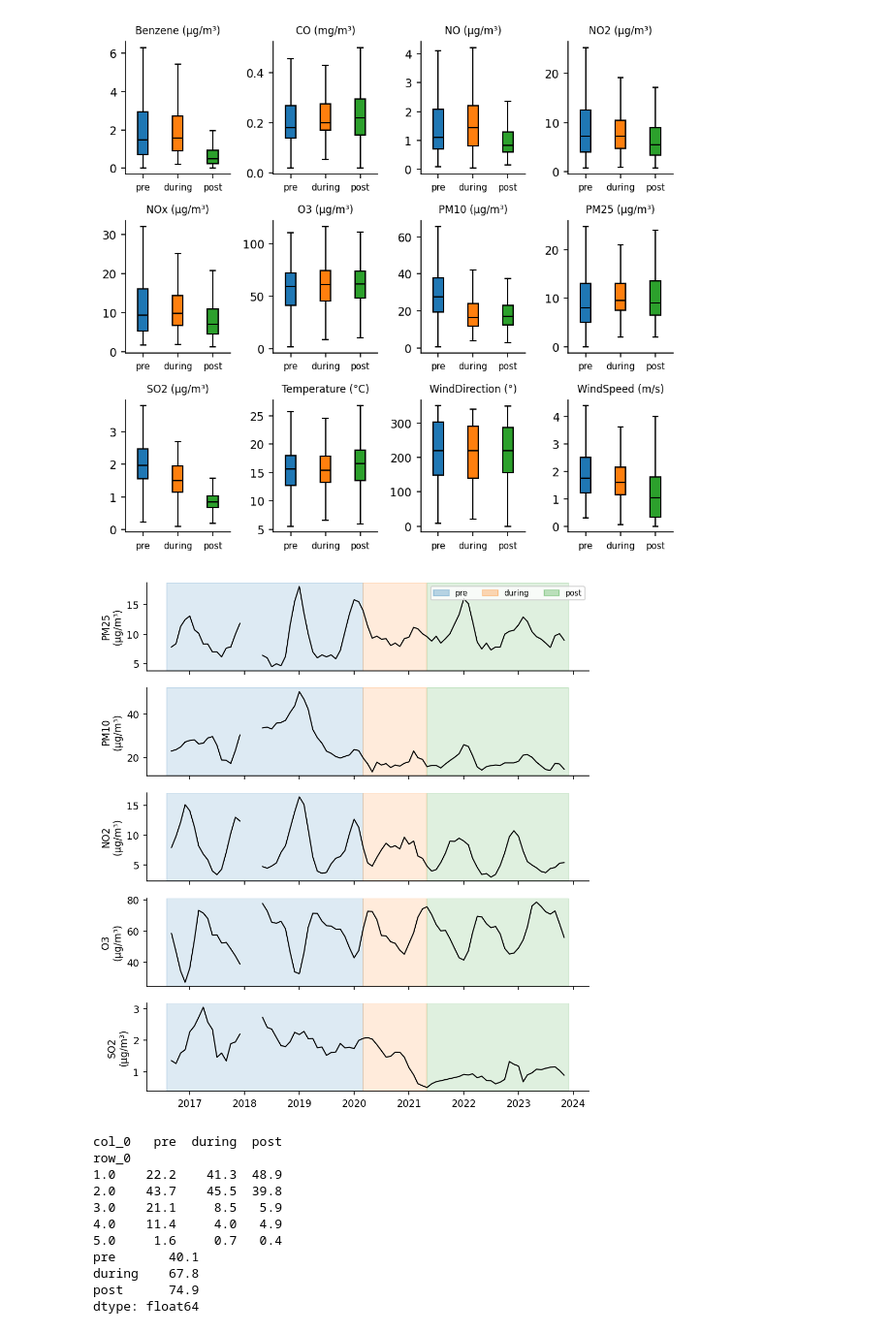
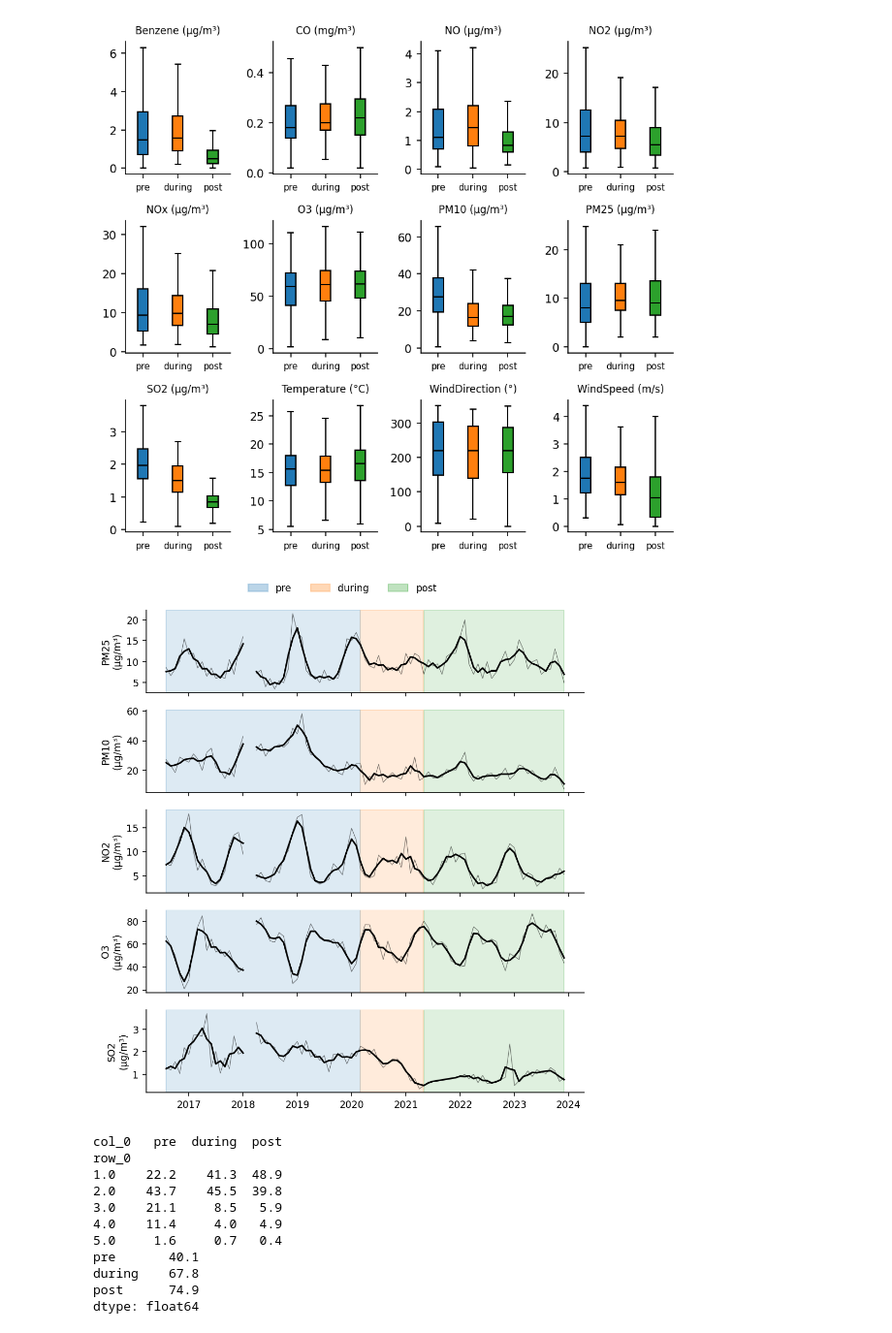
Before and after one commit to DuongAnhTran/AQI-Data-Analysis-Honours-Project, a Jupyter notebook: Dataset Characteristic (gafanha)/Characteristic.ipynb, the cells around one changed output. Shown at 97% size. Saved outputs shown, nothing was run; the diff lists cells and outputs as text; code cells hidden in the pictures.

```diff
--- a/Dataset Characteristic (gafanha)/Characteristic.ipynb
+++ b/Dataset Characteristic (gafanha)/Characteristic.ipynb
@@ -247,21 +247,20 @@ plt.tight_layout(); plt.savefig("period_boxplots.png"); plt.show()
 # %% [output]
 [figure]
 # %%
-from matplotlib.patches import Patch
-
-m = daily[pollutants].resample("MS").median().rolling(3, center=True).mean()
+m = daily[pollutants].resample("MS").median()
 fig, axes = plt.subplots(len(pollutants), 1, figsize=(6.5, 7), sharex=True)
 for ax, p in zip(axes, pollutants):
-    ax.plot(m.index, m[p], c="black", lw=1)
+    ax.plot(m.index, m[p], c="black", lw=0.6, alpha=0.5)
+    ax.plot(m.index, m[p].rolling(3, center=True, min_periods=2).mean(), c="black", lw=1.5)
     for n, (s, e) in bounds.items():
         ax.axvspan(pd.Timestamp(s) if s else m.index[0], pd.Timestamp(e) if e else m.index[-1],
                    color=colors[n], alpha=0.15)
     ax.set_ylabel(f"{p}\n({units[p]})")
-axes[0].legend(handles=[Patch(color=colors[n], alpha=0.3, label=n) for n in order],
-               ncol=3, loc="upper right", fontsize=7)
-plt.tight_layout(); plt.savefig("period_trend.png"); plt.show()
+fig.legend(handles=[Patch(color=colors[n], alpha=0.3, label=n) for n in order],
+           ncol=3, loc="upper center", frameon=False)
+plt.tight_layout(rect=(0, 0, 1, 0.96)); plt.savefig("period_trend.png"); plt.show()
 # %% [output]
-[figure, old version]
+[figure, new version]
 # %%
 sub = sub_index(daily)
 aqi_obs = sub.max(axis=1)
```
Also changed, not shown: parts of 2 cells of this notebook, 3 other files.
